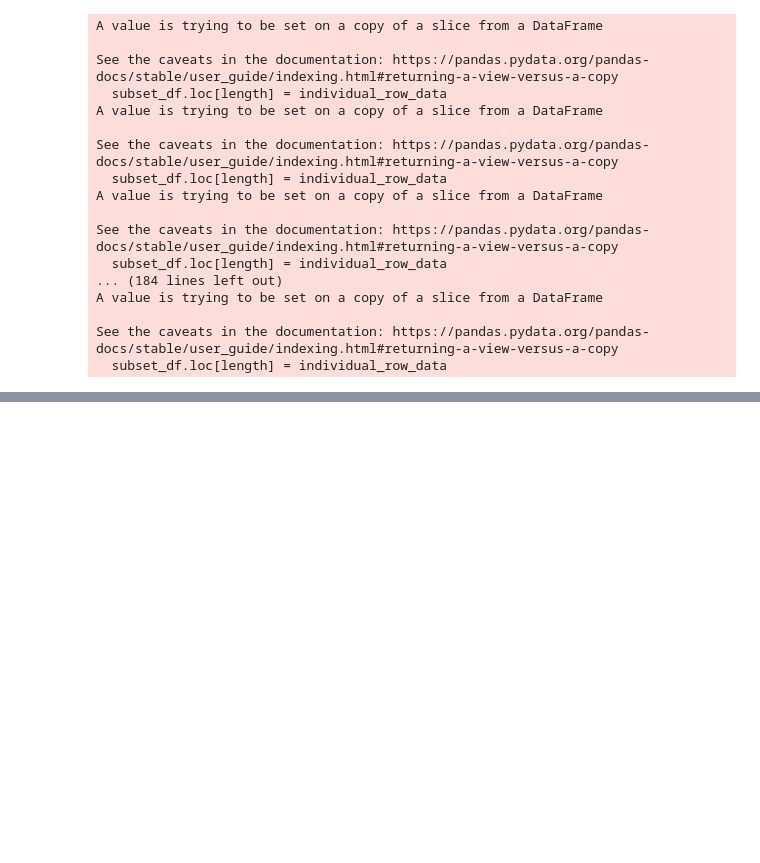
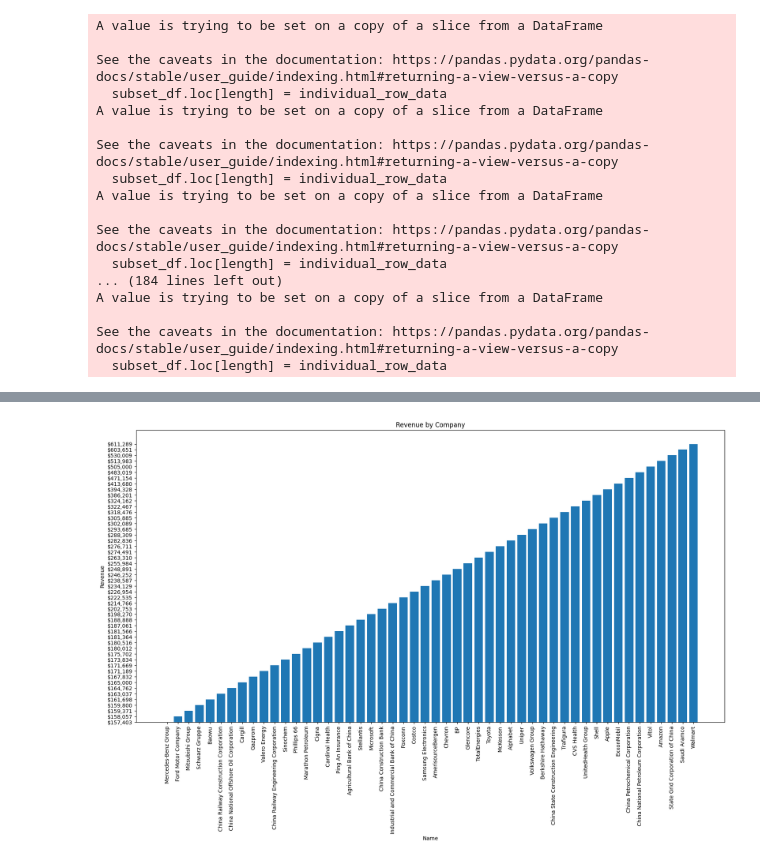
Before and after one commit to G1aci3r/Projects, a Jupyter notebook: Web Scraping/webscraper.ipynb, the cells around one changed output, grey strips where cells are left out. Drawn from its saved outputs; the diff is of its cells as text; code cells hidden in the pictures; blank space fills up the shorter version.

```diff
--- a/Web Scraping/webscraper.ipynb
+++ b/Web Scraping/webscraper.ipynb
@@ -139,0 +138,17 @@ subset_df.to_csv(r'C:\Users\Don\Desktop\Projects\Web Scraping\Companies.csv')
+# %%
+import matplotlib.pyplot as plt
+
+subset_df = subset_df.sort_values(by='Revenue', ascending=True)
+
+plt.figure(figsize=(20, 10))
+plt.bar(subset_df['Name'], subset_df['Revenue'])
+
+plt.xlabel('Name')
+plt.ylabel('Revenue')
+plt.title('Revenue by Company')
+
+plt.xticks(rotation=90)
+
+plt.show()
+# %% [output]
+[figure, added]
```
Also changed, not shown: parts of 2 cells of this notebook.
